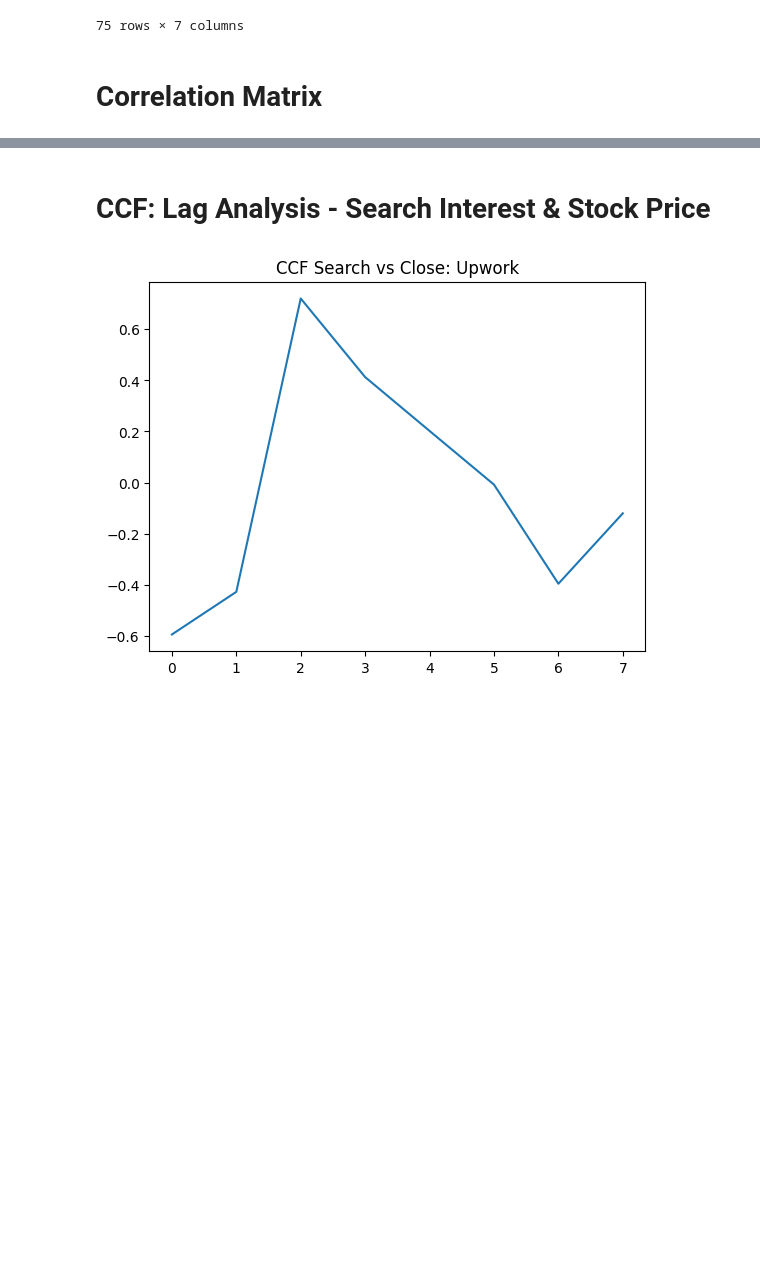
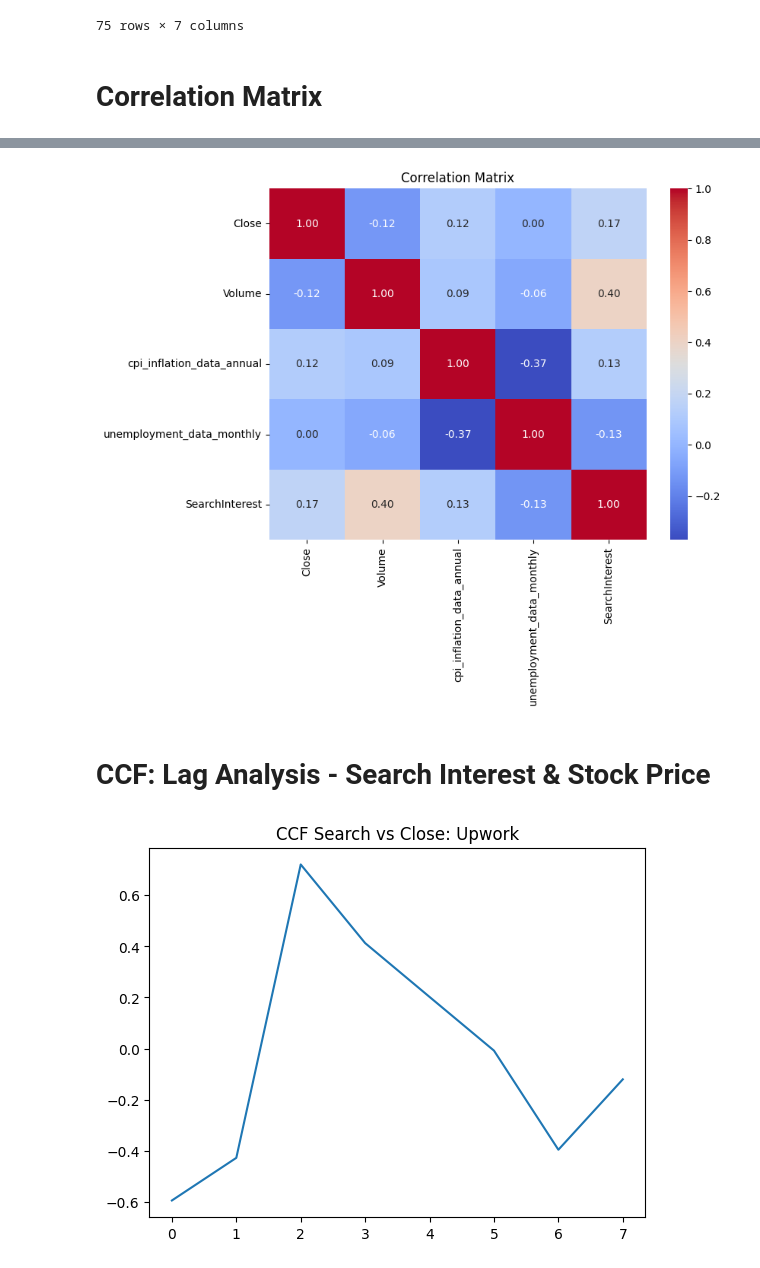
Before and after one commit to milleau98/2026-gig-data-analysis, a Jupyter notebook: notebooks/data-analyses/correlation_analyses.ipynb, the cells around one changed output, grey strips where cells are left out. Saved outputs shown, nothing was run; the diff lists cells and outputs as text; code cells hidden in the pictures; blank space fills up the shorter version.

Commit message:
Add correlation matrix analysis and clean merged datasets

```diff
--- a/notebooks/data-analyses/correlation_analyses.ipynb
+++ b/notebooks/data-analyses/correlation_analyses.ipynb
@@ -189,3 +193,40 @@ NameError: name 'merged_df_annually' is not defined
+# %%
+import seaborn as sns
+import matplotlib.pyplot as plt
+
+# -------------------------------
+# Choose your dataset: quarterly or monthly
+# -------------------------------
+df = merged_df_quarterly  # or merged_df_monthly
+
+# -------------------------------
+# Select the relevant columns
+# -------------------------------
+# Adjust column names to match your dataset
+cols_to_corr = [
+    'Close',                    # stock price
+    'Volume',                   # stock volume
+    'cpi_inflation_data_annual',# inflation
+    'unemployment_data_monthly',# unemployment rate
+    'SearchInterest'            # google search interest
+]
+
+corr_df = df[cols_to_corr].dropna()  # remove rows with missing values
+
+# -------------------------------
+# Compute correlation matrix
+# -------------------------------
+corr_matrix = corr_df.corr()
+
+# -------------------------------
+# Plot heatmap
+# -------------------------------
+plt.figure(figsize=(8,6))
+sns.heatmap(corr_matrix, annot=True, fmt=".2f", cmap='coolwarm')
+plt.title("Correlation Matrix")
+plt.show()
+# %% [output]
+[figure, added]
 # %% [markdown]
 # CCF: Lag Analysis - Search Interest & Stock Price
 # %%
```
Also changed, not shown: parts of 5 cells of this notebook.
